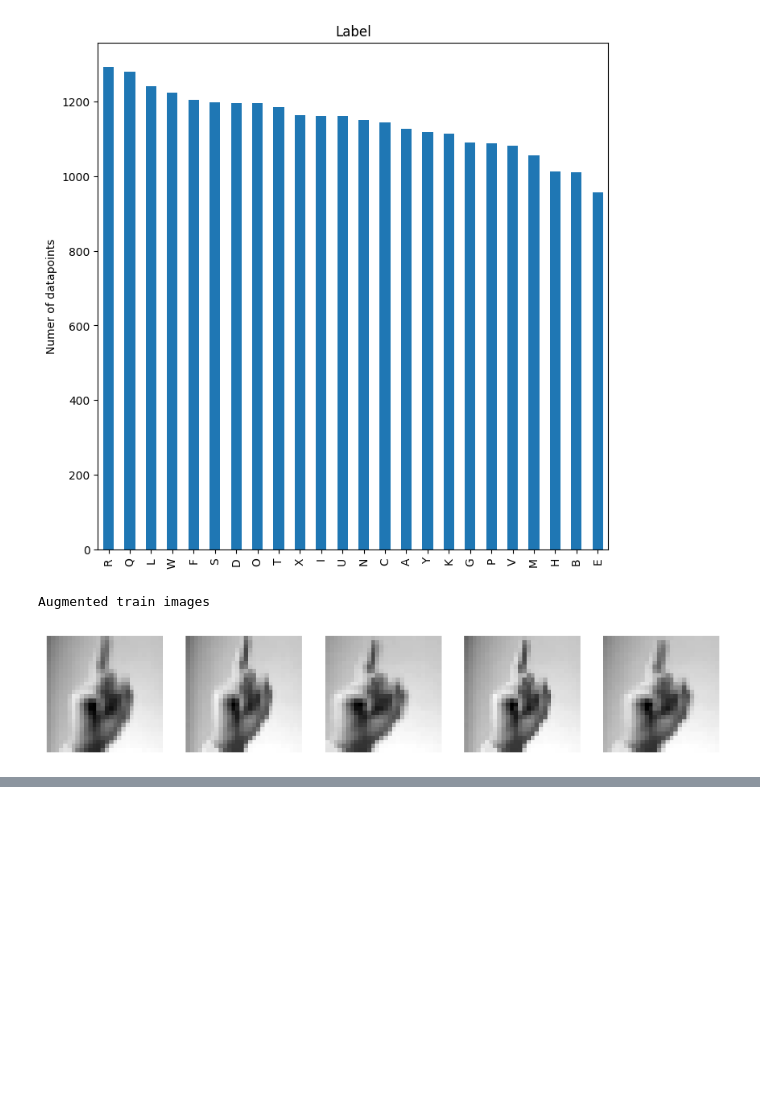
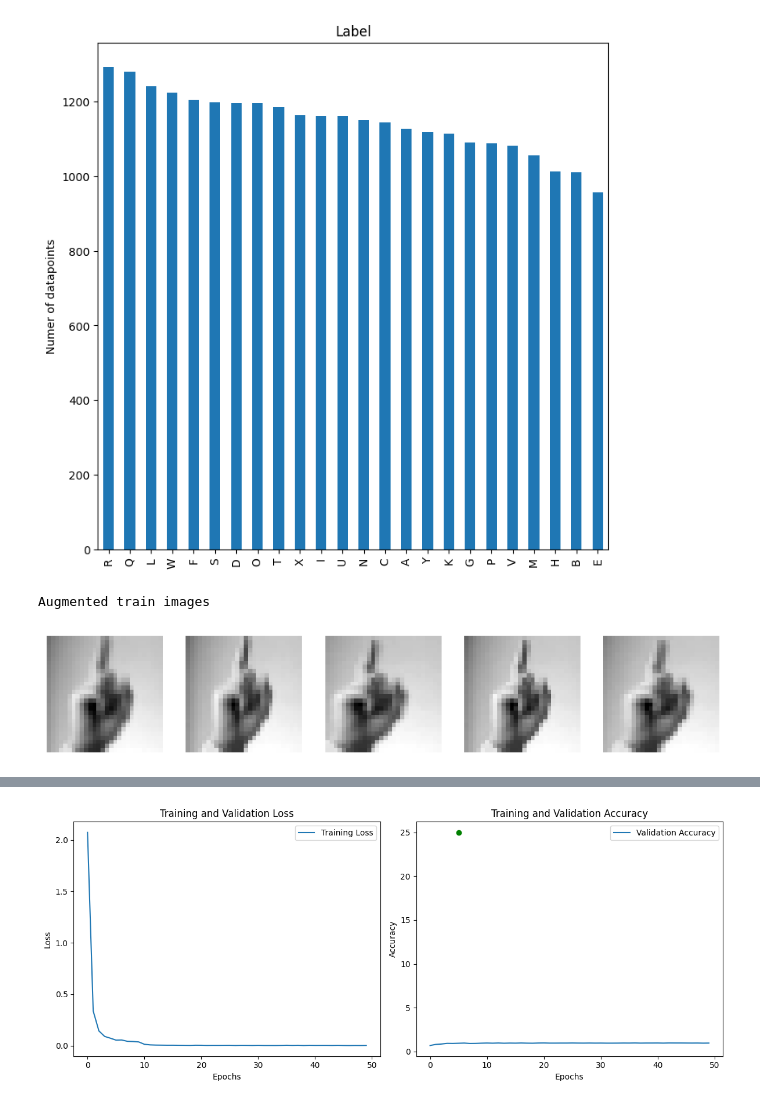
Before and after one commit to terrynguyen255/sign-language-recognition, a Jupyter notebook: main.ipynb, the cells around one changed output, grey strips where cells are left out. Cells and saved outputs as stored; diff of their text form; code cells hidden in the pictures; blank space fills up the shorter version.

Commit message:
Plot learning curla

```diff
--- a/main.ipynb
+++ b/main.ipynb
@@ -271,0 +291,32 @@ print(f'accuracy={accuracy}')
+# %%
+# Plot learning curls
+import matplotlib.pyplot as plt
+epochs = list(range(epoch_count))  # Number of epochs, adjust as needed
+
+
+print(f"min_loss_accuracy={min_loss_accuracy}")
+# Plotting Loss
+plt.figure(figsize=(12, 5))
+
+
+# Loss Plot
+plt.subplot(1, 2, 1)
+plt.plot(epochs, train_losses, label='Training Loss')
+plt.xlabel('Epochs')
+plt.ylabel('Loss')
+plt.title('Training and Validation Loss')
+plt.legend()
+
+# Accuracy Plot
+plt.subplot(1, 2, 2)
+plt.plot(epochs, val_accuracies, label='Validation Accuracy')
+plt.plot(5, 25, 'go')
+plt.xlabel('Epochs')
+plt.ylabel('Accuracy')
+plt.title('Training and Validation Accuracy')
+plt.legend()
+
+plt.tight_layout()
+plt.show()
+# %% [output]
+[figure, added]
```
Also changed, not shown: parts of 1 cell of this notebook.
